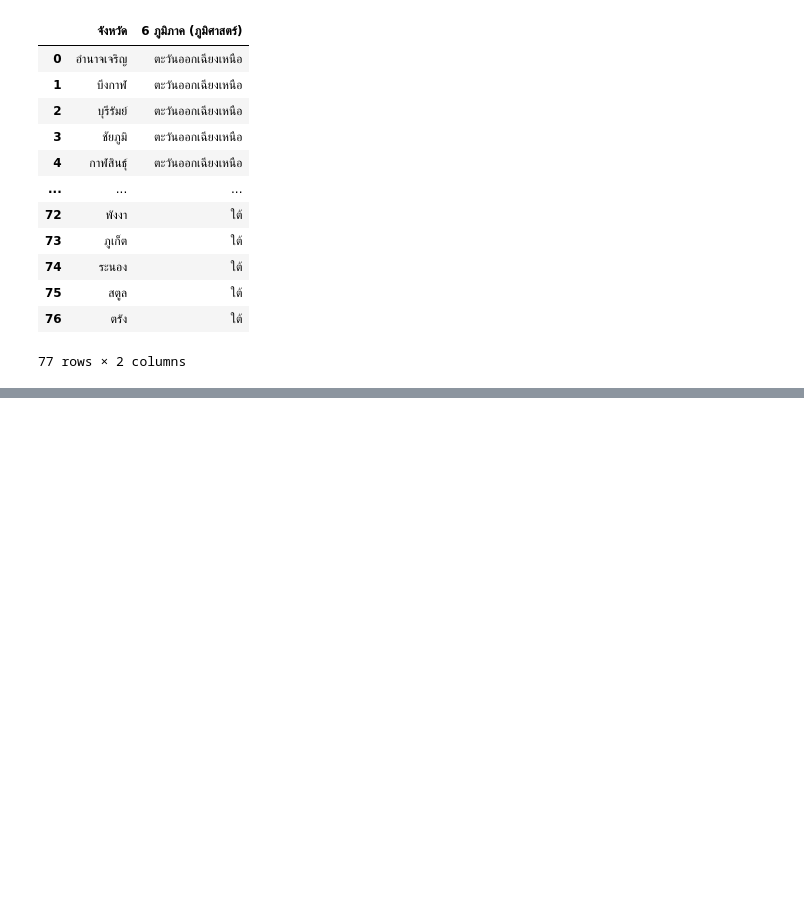
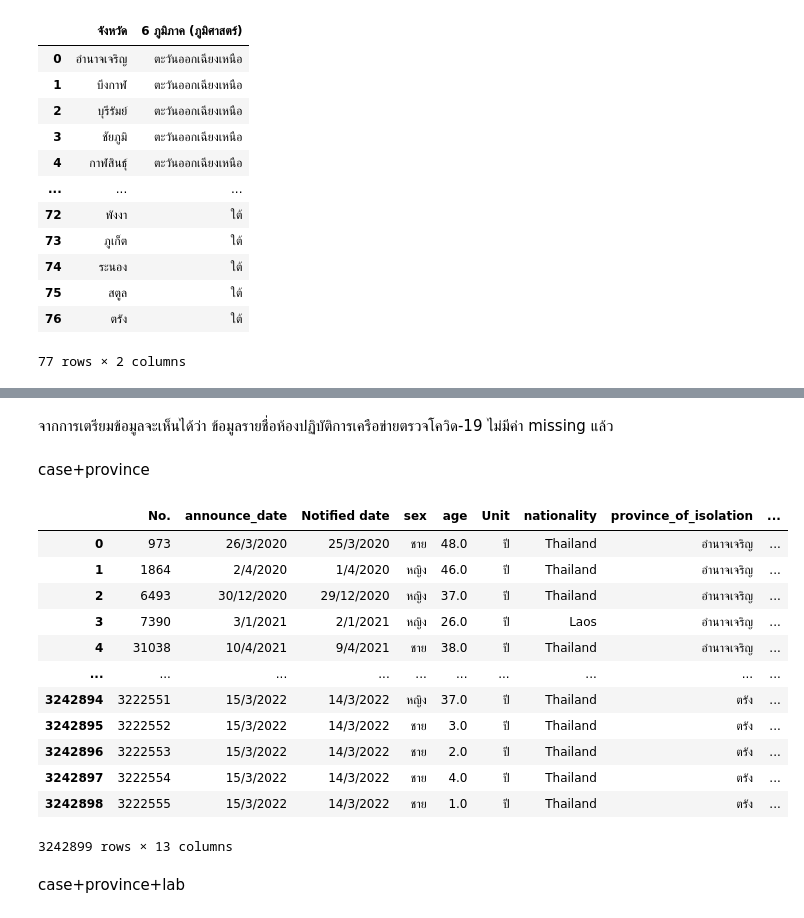
Before and after one commit to Octa-p/data_viz_2022, a Jupyter notebook: Final_Project.ipynb, the cells around one changed output, grey strips where cells are left out. Drawn from its saved outputs; the diff is of its cells as text; code cells hidden in the pictures; blank space fills up the shorter version.

```diff
--- a/Final_Project.ipynb
+++ b/Final_Project.ipynb
@@ -502,0 +601,23 @@ province_df
+# %% [markdown]
+จากการเตรียมข้อมูลจะเห็นได้ว่า ข้อมูลรายชื่อห้องปฏิบัติการเครือข่ายตรวจโควิด-19 ไม่มีค่า missing แล้ว
+# %% [markdown]
+case+province
+# %%
+case_pro=  case1234.merge(province_df,how='right',left_on='province_of_isolation',right_on = 'จังหวัด')
+case_pro
+# %% [output]
+|  | No. | announce_date | Notified date | sex | age | Unit | nationality | province_of_isolation | ... |
+| 0 | 973 | 26/3/2020 | 25/3/2020 | ชาย | 48.0 | ปี | Thailand | อำนาจเจริญ | ... |
+| 1 | 1864 | 2/4/2020 | 1/4/2020 | หญิง | 46.0 | ปี | Thailand | อำนาจเจริญ | ... |
+| 2 | 6493 | 30/12/2020 | 29/12/2020 | หญิง | 37.0 | ปี | Thailand | อำนาจเจริญ | ... |
+| 3 | 7390 | 3/1/2021 | 2/1/2021 | หญิง | 26.0 | ปี | Laos | อำนาจเจริญ | ... |
+| 4 | 31038 | 10/4/2021 | 9/4/2021 | ชาย | 38.0 | ปี | Thailand | อำนาจเจริญ | ... |
+| ... | ... | ... | ... | ... | ... | ... | ... | ... | ... |
+| 3242894 | 3222551 | 15/3/2022 | 14/3/2022 | หญิง | 37.0 | ปี | Thailand | ตรัง | ... |
+| 3242895 | 3222552 | 15/3/2022 | 14/3/2022 | ชาย | 3.0 | ปี | Thailand | ตรัง | ... |
+| 3242896 | 3222553 | 15/3/2022 | 14/3/2022 | ชาย | 2.0 | ปี | Thailand | ตรัง | ... |
+| 3242897 | 3222554 | 15/3/2022 | 14/3/2022 | ชาย | 4.0 | ปี | Thailand | ตรัง | ... |
+| 3242898 | 3222555 | 15/3/2022 | 14/3/2022 | ชาย | 1.0 | ปี | Thailand | ตรัง | ... |
+3242899 rows × 13 columns
+# %% [markdown]
+case+province+lab
```
Also changed, not shown: parts of 9 cells of this notebook.
